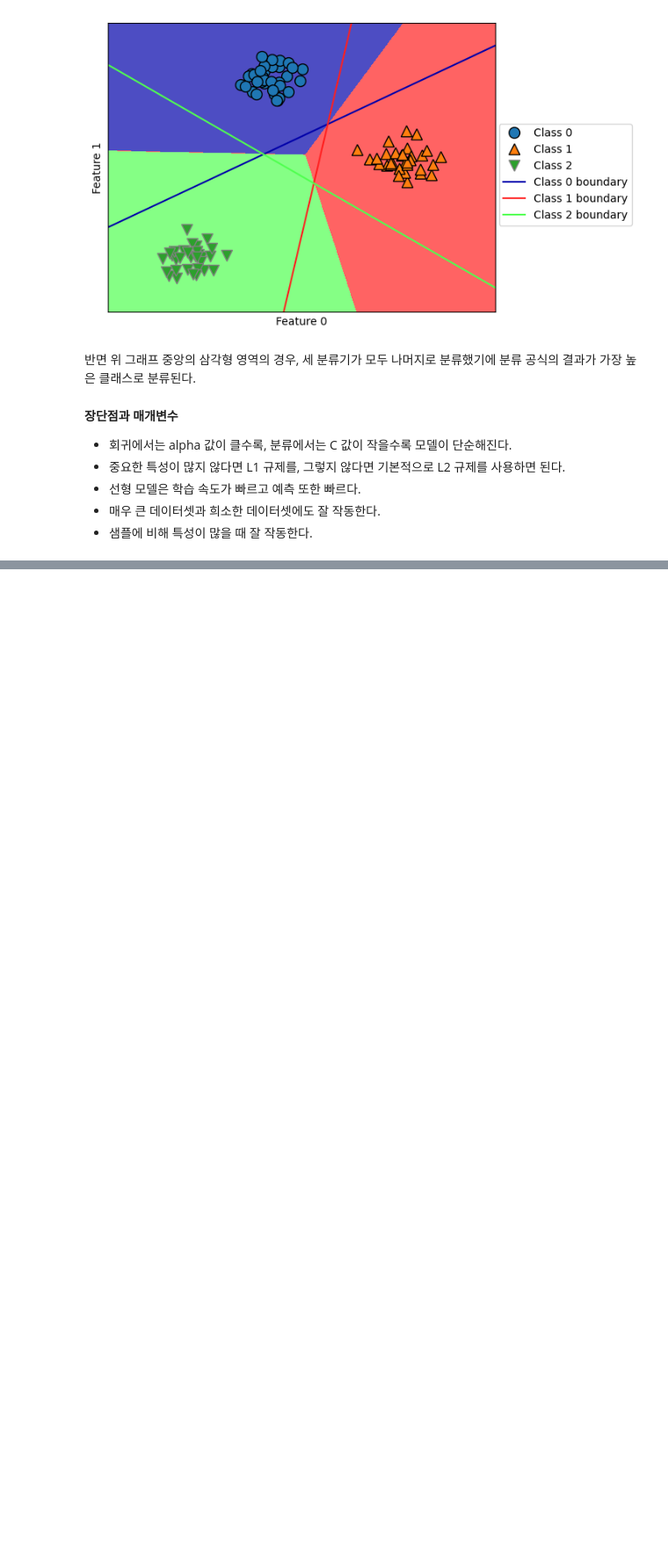
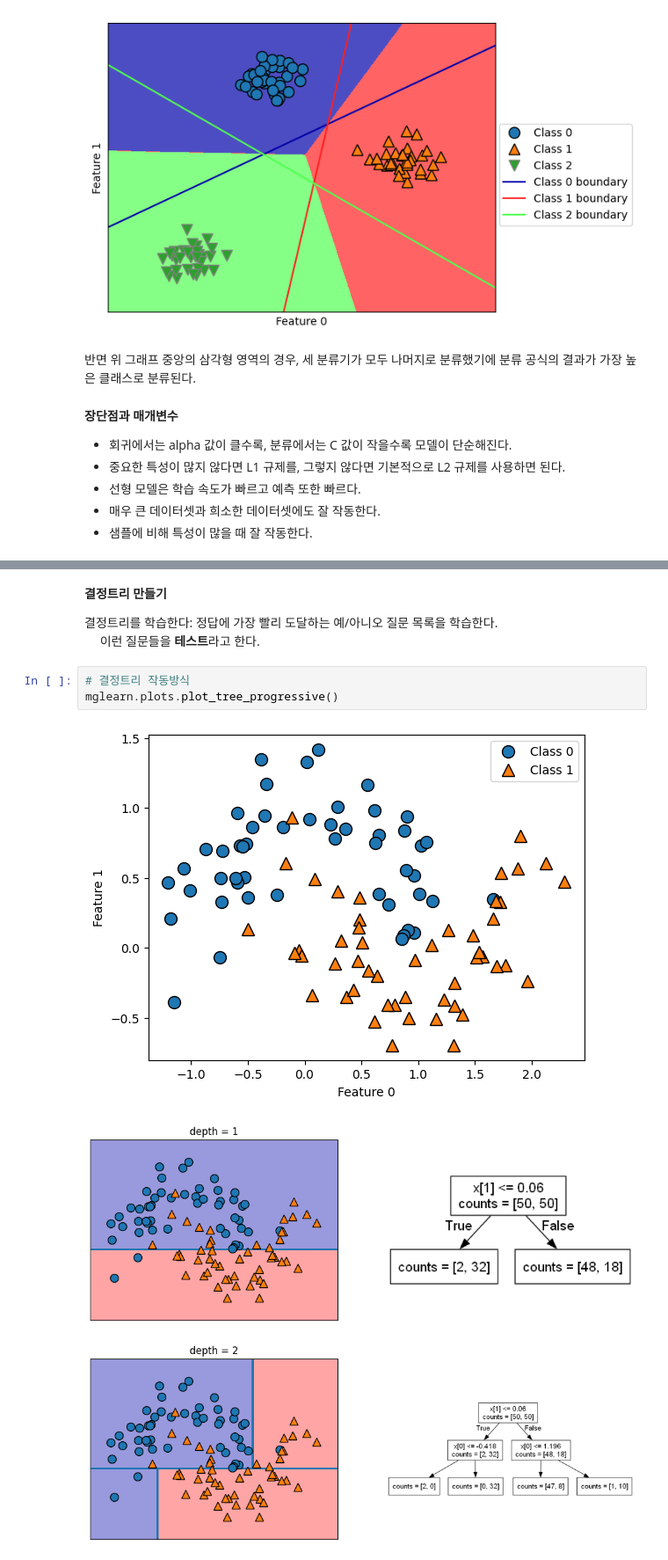
Before and after one commit to logiggi/MachineLearning, a Jupyter notebook: Chapter2.ipynb, the cells around one changed output, grey strips where cells are left out. Shown at 88% size. Cells and saved outputs as stored; diff of their text form; blank space fills up the shorter version.

```diff
--- a/Chapter2.ipynb
+++ b/Chapter2.ipynb
@@ -644,0 +662,12 @@ plt.show()
+# %% [markdown]
+**결정트리 만들기**
+
+결정트리를 학습한다: 정답에 가장 빨리 도달하는 예/아니오 질문 목록을 학습한다.
+&emsp; 이런 질문들을 **테스트**라고 한다.
+# %%
+# 결정트리 작동방식
+mglearn.plots.plot_tree_progressive()
+# %% [output]
+[figure, added]
+[figure, added]
+[figure, added]
```
Also changed, not shown: parts of 35 cells of this notebook.
